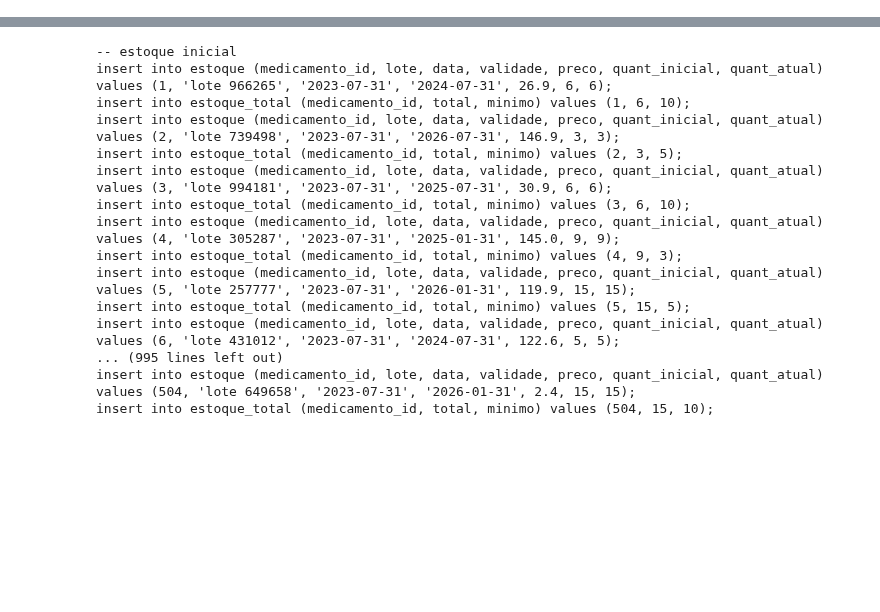
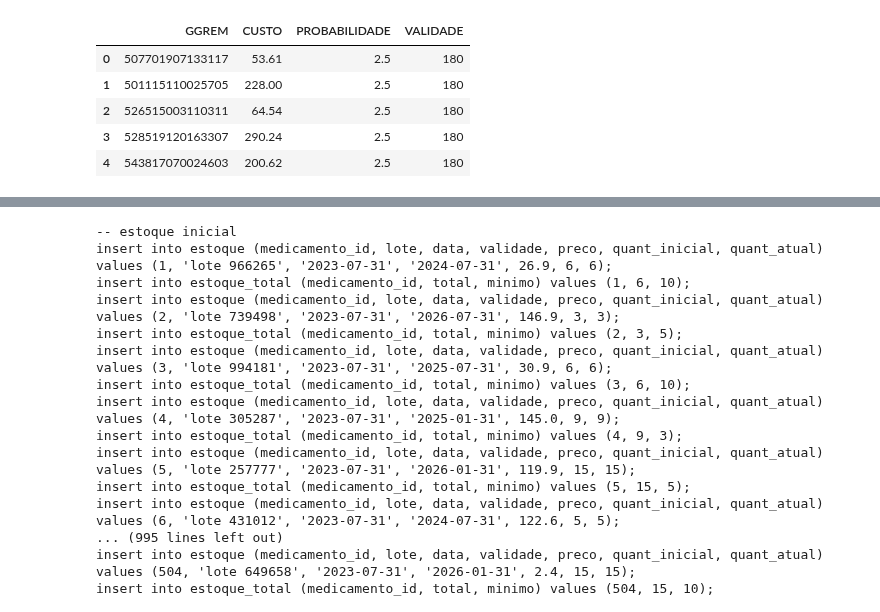
Before and after one commit to tseiiti/drogasystem, a Jupyter notebook: jupyter_pandas/insert_02_estoque_venda.ipynb, the cells around one changed output, grey strips where cells are left out. Drawn from its saved outputs; the diff is of its cells as text; code cells hidden in the pictures; blank space fills up the shorter version.

```diff
--- a/jupyter_pandas/insert_02_estoque_venda.ipynb
+++ b/jupyter_pandas/insert_02_estoque_venda.ipynb
@@ -39,0 +56,13 @@ def exec(sql):
+# %%
+# CRIA DATAFRAME DO EXCEL
+df_excel = pd.read_excel("cmed_final_v3.xlsx"
+          ).filter(items=[4, 11, "Probabilidade", "Validade"]
+          ).rename(columns={4: "GGREM", 11: "CUSTO", "Probabilidade": "PROBABILIDADE", "Validade": "VALIDADE"})
+df_excel.head()
+# %% [output]
+|  | GGREM | CUSTO | PROBABILIDADE | VALIDADE |
+| 0 | 507701907133117 | 53.61 | 2.5 | 180 |
+| 1 | 501115110025705 | 228.00 | 2.5 | 180 |
+| 2 | 526515003110311 | 64.54 | 2.5 | 180 |
+| 3 | 528519120163307 | 290.24 | 2.5 | 180 |
+| 4 | 543817070024603 | 200.62 | 2.5 | 180 |
```
Also changed, not shown: parts of 14 cells of this notebook, 9 other files.
